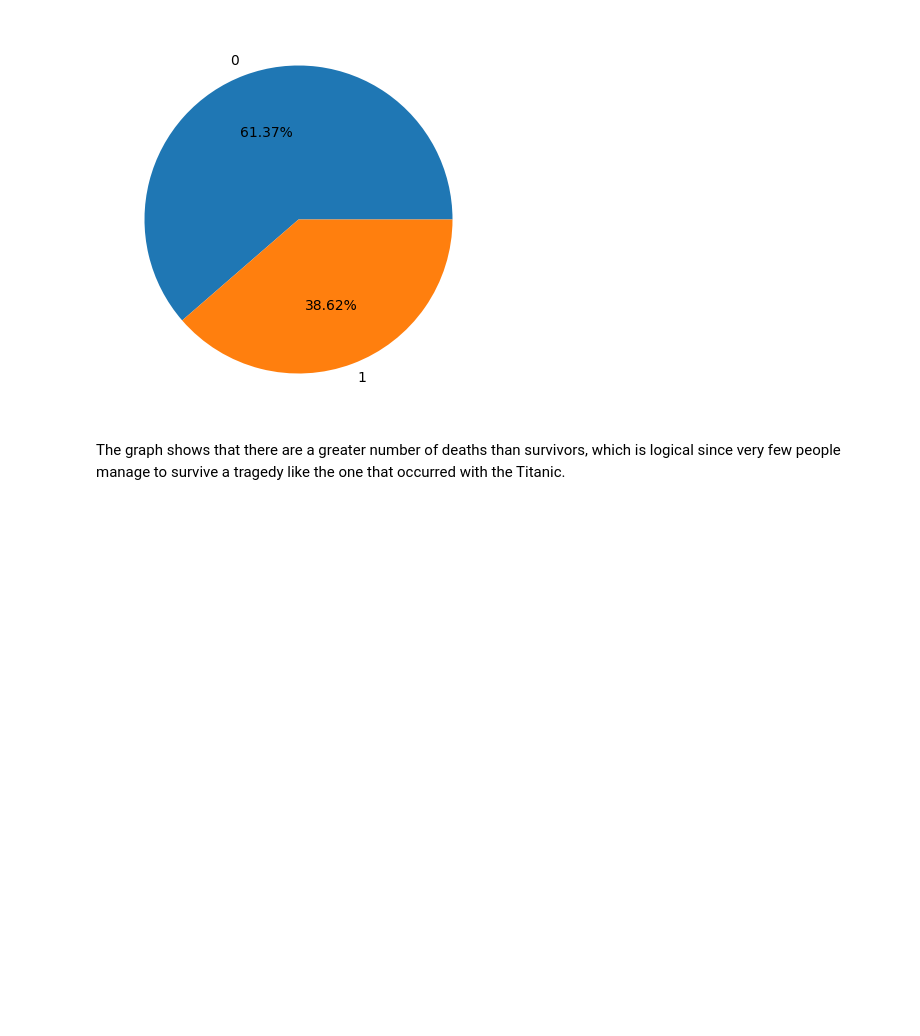
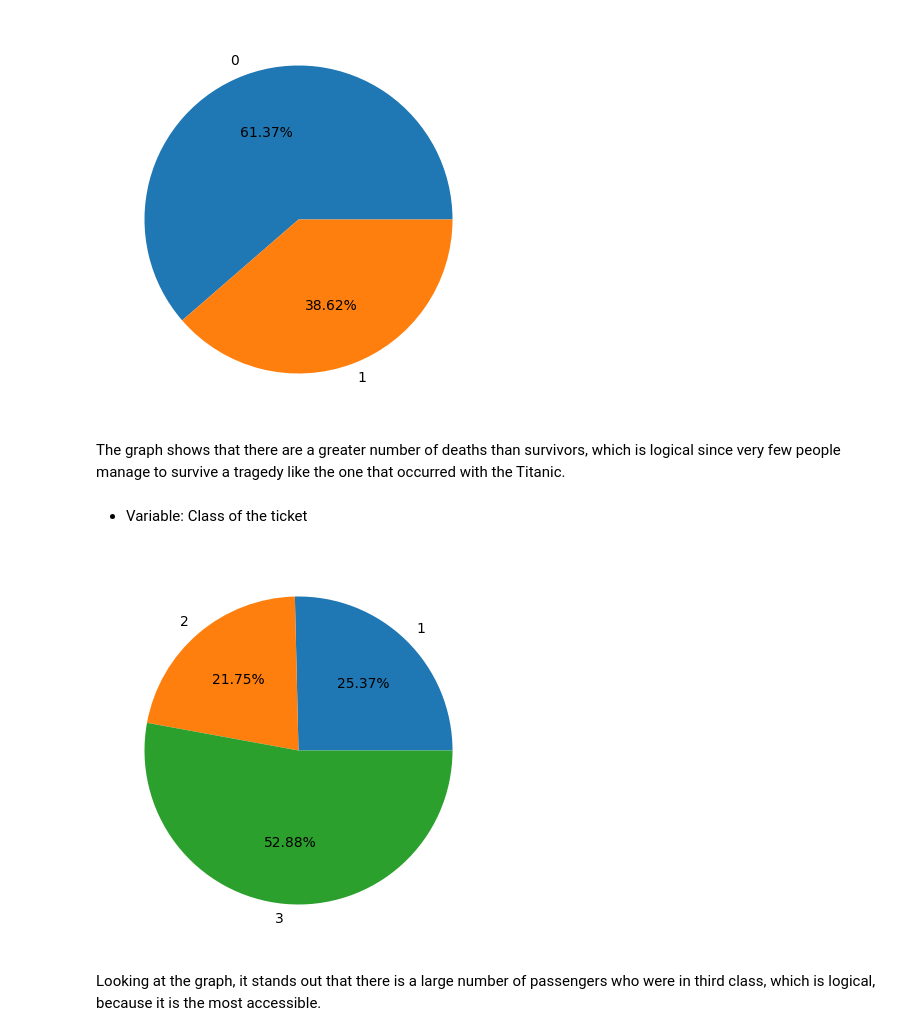
Before and after one commit to 987sebasBeller/Titanic-Survival-Prediction, a Jupyter notebook: EDA_&_prediction/data_analysis_and_prediction_fin.ipynb, the cells around one changed output. Saved outputs shown, nothing was run; the diff lists cells and outputs as text; code cells hidden in the pictures; blank space fills up the shorter version.

Commit message:
The exploratory data analysis of the ticket class feature was developed

```diff
--- a/EDA_&_prediction/data_analysis_and_prediction_fin.ipynb
+++ b/EDA_&_prediction/data_analysis_and_prediction_fin.ipynb
@@ -107,3 +107,11 @@ show_pie_graph_of_a_variable(df_passengers,"Survived")
 [figure]
 # %% [markdown]
 The graph shows that there are a greater number of deaths than survivors, which is logical since very few people manage to survive a tragedy like the one that occurred with the Titanic.
+# %% [markdown]
+- Variable: Class of the ticket
+# %%
+show_pie_graph_of_a_variable(df_passengers,"Pclass")
+# %% [output]
+[figure, added]
+# %% [markdown]
+Looking at the graph, it stands out that there is a large number of passengers who were in third class, which is logical, because it is the most accessible.
```
